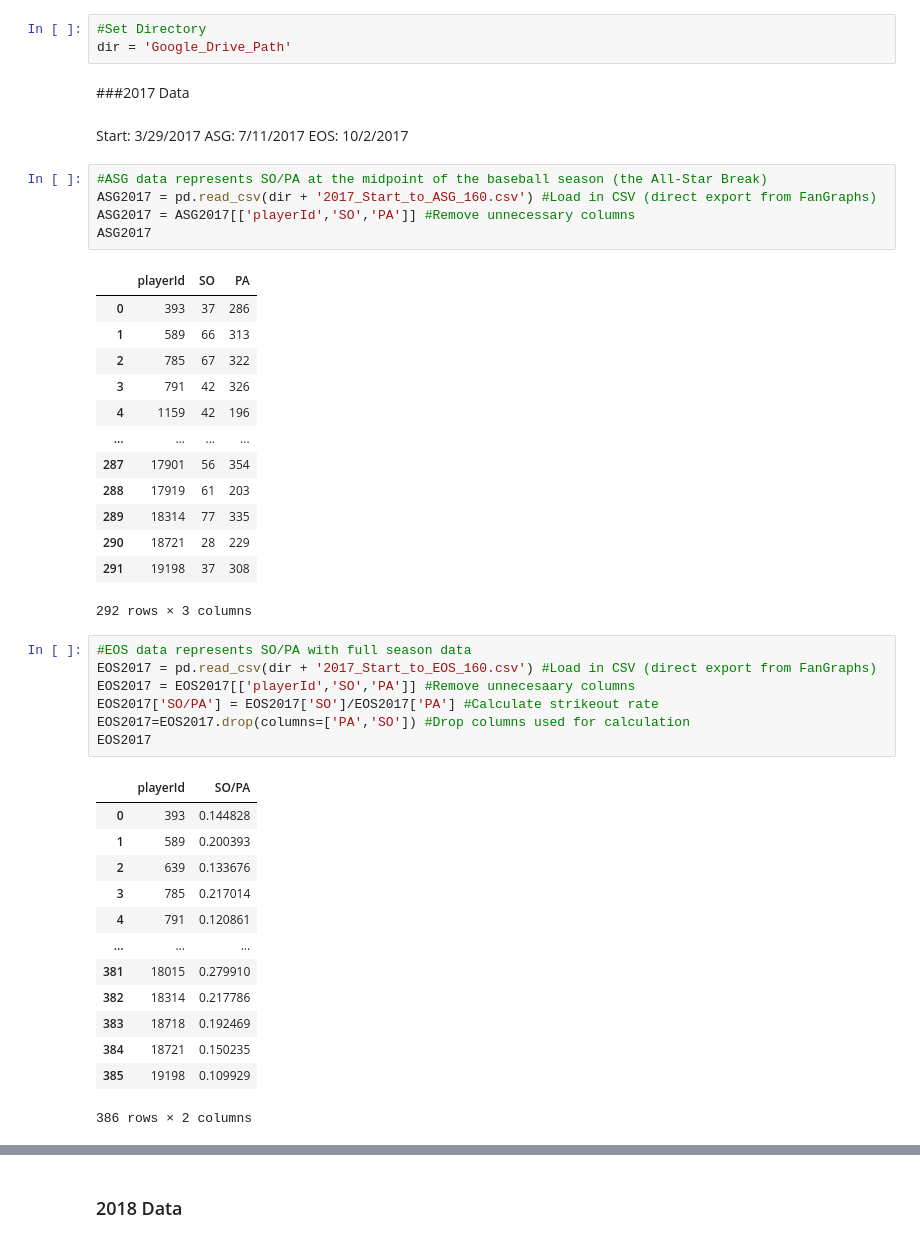
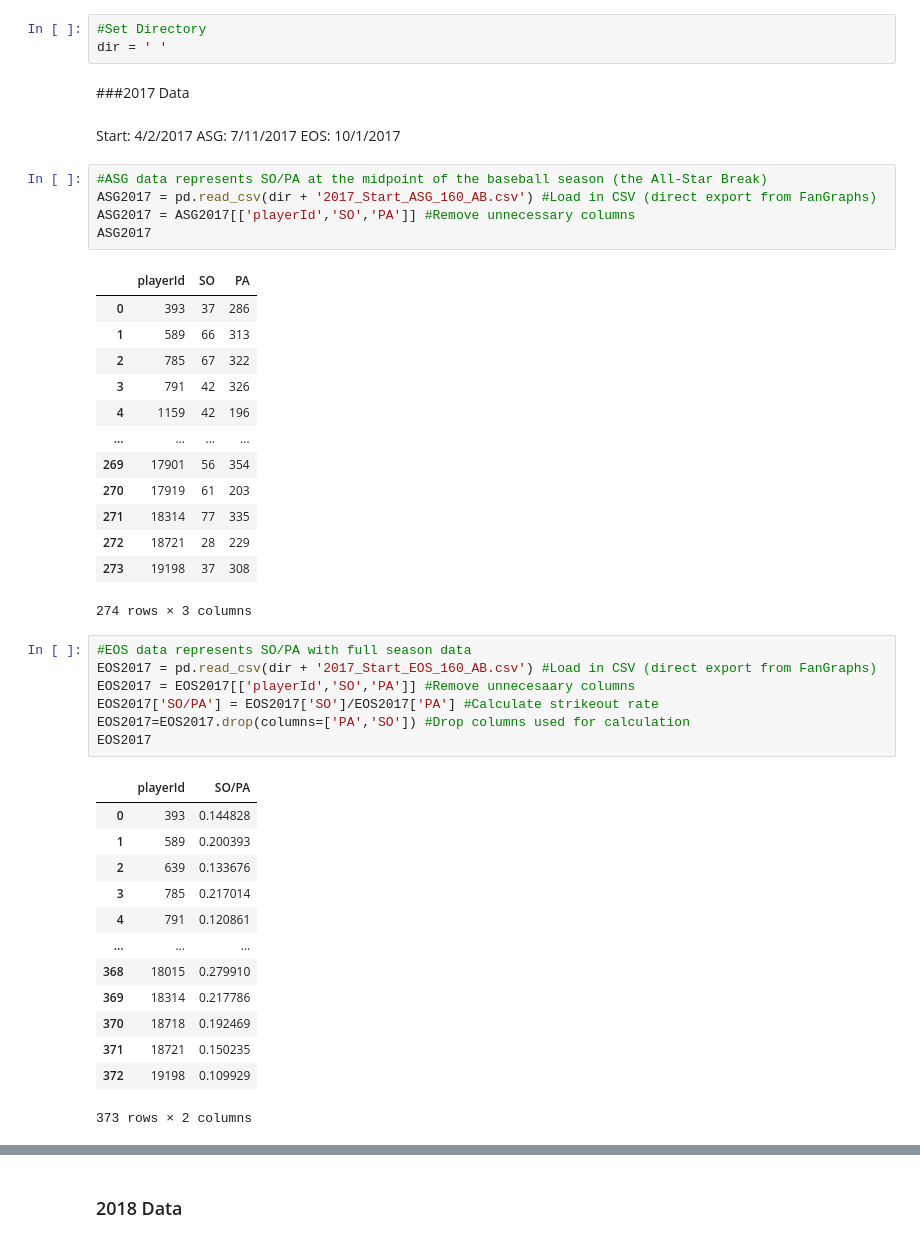
Before and after one commit to Alee-M/Taking_a_Swing_at_Probability_Neural_Networks_Comparison, a Jupyter notebook: BNN_Ensemble_Comparison_Data_Cleaning_Final.ipynb, the cells around one changed output, grey strips where cells are left out. Saved outputs shown, nothing was run; the diff lists cells and outputs as text.

```diff
--- a/BNN_Ensemble_Comparison_Data_Cleaning_Final.ipynb
+++ b/BNN_Ensemble_Comparison_Data_Cleaning_Final.ipynb
@@ -16,35 +16,35 @@ from sklearn.preprocessing import MinMaxScaler
 from sklearn.model_selection import train_test_split
 # %%
 #Set Directory
-dir = 'Google_Drive_Path'
+dir = ' '
 # %% [markdown]
 ###2017 Data
 # %% [markdown]
-Start: 3/29/2017
+Start: 4/2/2017
 ASG: 7/11/2017
-EOS: 10/2/2017
+EOS: 10/1/2017
 # %%
 #ASG data represents SO/PA at the midpoint of the baseball season (the All-Star Break)
-ASG2017 = pd.read_csv(dir + '2017_Start_to_ASG_160.csv') #Load in CSV (direct export from FanGraphs)
+ASG2017 = pd.read_csv(dir + '2017_Start_ASG_160_AB.csv') #Load in CSV (direct export from FanGraphs)
 ASG2017 = ASG2017[['playerId','SO','PA']] #Remove unnecessary columns
 ASG2017
 # %% [output]
 |  | playerId | SO | PA |
 | 0 | 393 | 37 | 286 |
 | 1 | 589 | 66 | 313 |
 | 2 | 785 | 67 | 322 |
 | 3 | 791 | 42 | 326 |
 | 4 | 1159 | 42 | 196 |
 | ... | ... | ... | ... |
-| 287 | 17901 | 56 | 354 |
-| 288 | 17919 | 61 | 203 |
-| 289 | 18314 | 77 | 335 |
-| 290 | 18721 | 28 | 229 |
-| 291 | 19198 | 37 | 308 |
+| 269 | 17901 | 56 | 354 |
+| 270 | 17919 | 61 | 203 |
+| 271 | 18314 | 77 | 335 |
+| 272 | 18721 | 28 | 229 |
+| 273 | 19198 | 37 | 308 |
-292 rows × 3 columns
+274 rows × 3 columns
 # %%
 #EOS data represents SO/PA with full season data
-EOS2017 = pd.read_csv(dir + '2017_Start_to_EOS_160.csv') #Load in CSV (direct export from FanGraphs)
+EOS2017 = pd.read_csv(dir + '2017_Start_EOS_160_AB.csv') #Load in CSV (direct export from FanGraphs)
 EOS2017 = EOS2017[['playerId','SO','PA']] #Remove unnecesaary columns
 EOS2017['SO/PA'] = EOS2017['SO']/EOS2017['PA'] #Calculate strikeout rate
 EOS2017=EOS2017.drop(columns=['PA','SO']) #Drop columns used for calculation
@@ -57,12 +57,12 @@ EOS2017
 | 3 | 785 | 0.217014 |
 | 4 | 791 | 0.120861 |
 | ... | ... | ... |
-| 381 | 18015 | 0.279910 |
-| 382 | 18314 | 0.217786 |
-| 383 | 18718 | 0.192469 |
-| 384 | 18721 | 0.150235 |
-| 385 | 19198 | 0.109929 |
+| 368 | 18015 | 0.279910 |
+| 369 | 18314 | 0.217786 |
+| 370 | 18718 | 0.192469 |
+| 371 | 18721 | 0.150235 |
+| 372 | 19198 | 0.109929 |
-386 rows × 2 columns
+373 rows × 2 columns
 # %%
 #Create merged data for 2017
 data2017 = pd.merge(ASG2017, EOS2017, on=['playerId'], how='inner') #Merge data at All-Star_Break with data at End of Season, inner join -> only players in both datasets
```
Also changed, not shown: parts of 17 cells of this notebook.
